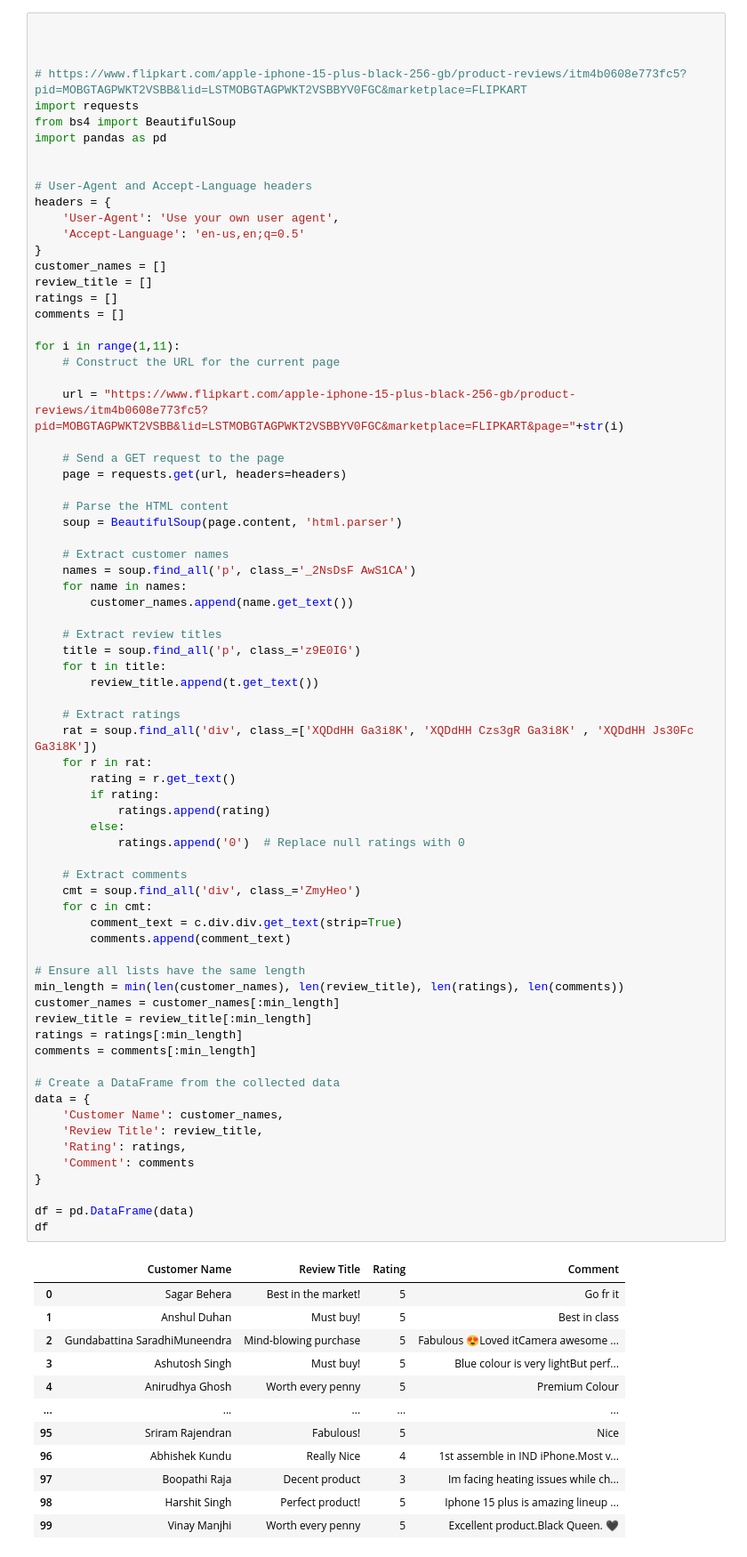
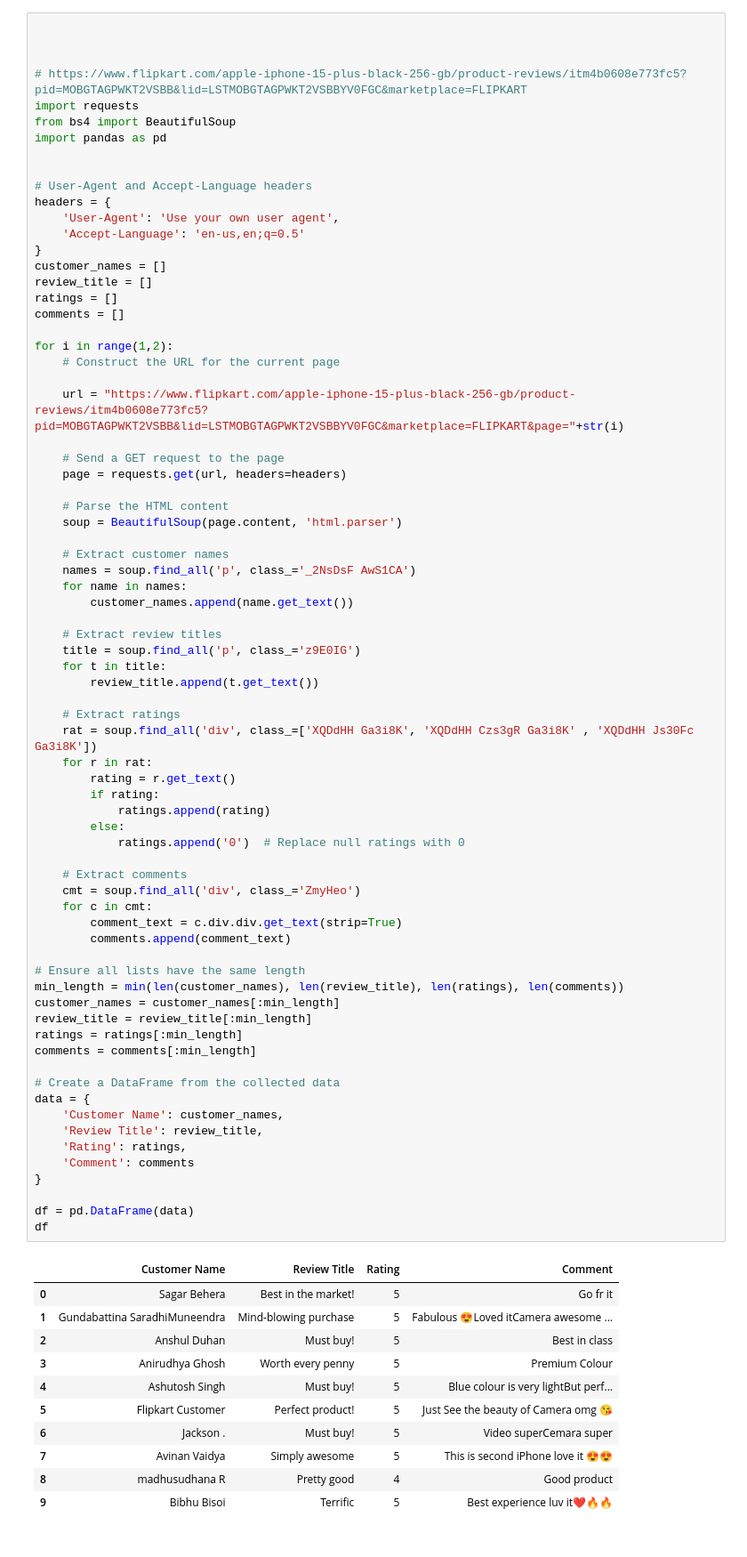
Before and after one commit to Pratikrajejadhav/Web_Scrapings, a Jupyter notebook: Amazon_Rewies_Scraping/amazon_reviews.ipynb, the cells around one changed output. Shown: that part at 89% size. Saved outputs shown, nothing was run; the diff lists cells and outputs as text.

```diff
--- a/Amazon_Rewies_Scraping/amazon_reviews.ipynb
+++ b/Amazon_Rewies_Scraping/amazon_reviews.ipynb
@@ -145,7 +145,7 @@ review_title = []
 ratings = []
 comments = []
 
-for i in range(1,11):
+for i in range(1,2):
     # Construct the URL for the current page
 
     url = "https://www.flipkart.com/apple-iphone-15-plus-black-256-gb/product-reviews/itm4b0608e773fc5?pid=MOBGTAGPWKT2VSBB&lid=LSTMOBGTAGPWKT2VSBBYV0FGC&marketplace=FLIPKART&page="+str(i)
@@ -174,40 +174,39 @@ for i in range(1,11):
             ratings.append(rating)
         else:
             ratings.append('0')  # Replace null ratings with 0
 
     # Extract comments
     cmt = soup.find_all('div', class_='ZmyHeo')
     for c in cmt:
         comment_text = c.div.div.get_text(strip=True)
         comments.append(comment_text)
 
 # Ensure all lists have the same length
 min_length = min(len(customer_names), len(review_title), len(ratings), len(comments))
 customer_names = customer_names[:min_length]
 review_title = review_title[:min_length]
 ratings = ratings[:min_length]
 comments = comments[:min_length]
 
 # Create a DataFrame from the collected data
 data = {
     'Customer Name': customer_names,
     'Review Title': review_title,
     'Rating': ratings,
     'Comment': comments
 }
 
 df = pd.DataFrame(data)
 df
 # %% [output]
 |  | Customer Name | Review Title | Rating | Comment |
 | 0 | Sagar Behera | Best in the market! | 5 | Go fr it |
-| 1 | Anshul Duhan | Must buy! | 5 | Best in class |
-| 2 | Gundabattina SaradhiMuneendra | Mind-blowing purchase | 5 | Fabulous 😍Loved itCamera awesome ... |
-| 3 | Ashutosh Singh | Must buy! | 5 | Blue colour is very lightBut perf... |
-| 4 | Anirudhya Ghosh | Worth every penny | 5 | Premium Colour |
-| ... | ... | ... | ... | ... |
-| 95 | Sriram Rajendran | Fabulous! | 5 | Nice |
-| 96 | Abhishek Kundu | Really Nice | 4 | 1st assemble in IND iPhone.Most v... |
-| 97 | Boopathi Raja | Decent product | 3 | Im facing heating issues while ch... |
-| 98 | Harshit Singh | Perfect product! | 5 | Iphone 15 plus is amazing lineup ... |
-| 99 | Vinay Manjhi | Worth every penny | 5 | Excellent product.Black Queen. 🖤 |
+| 1 | Gundabattina SaradhiMuneendra | Mind-blowing purchase | 5 | Fabulous 😍Loved itCamera awesome ... |
+| 2 | Anshul Duhan | Must buy! | 5 | Best in class |
+| 3 | Anirudhya Ghosh | Worth every penny | 5 | Premium Colour |
+| 4 | Ashutosh Singh | Must buy! | 5 | Blue colour is very lightBut perf... |
+| 5 | Flipkart Customer | Perfect product! | 5 | Just See the beauty of Camera omg 😘 |
+| 6 | Jackson . | Must buy! | 5 | Video superCemara super |
+| 7 | Avinan Vaidya | Simply awesome | 5 | This is second iPhone love it 😍😍 |
+| 8 | madhusudhana R | Pretty good | 4 | Good product |
+| 9 | Bibhu Bisoi | Terrific | 5 | Best experience luv it❤️🔥🔥 |
```
Also changed, not shown: parts of 3 cells of this notebook, 10 other files.
